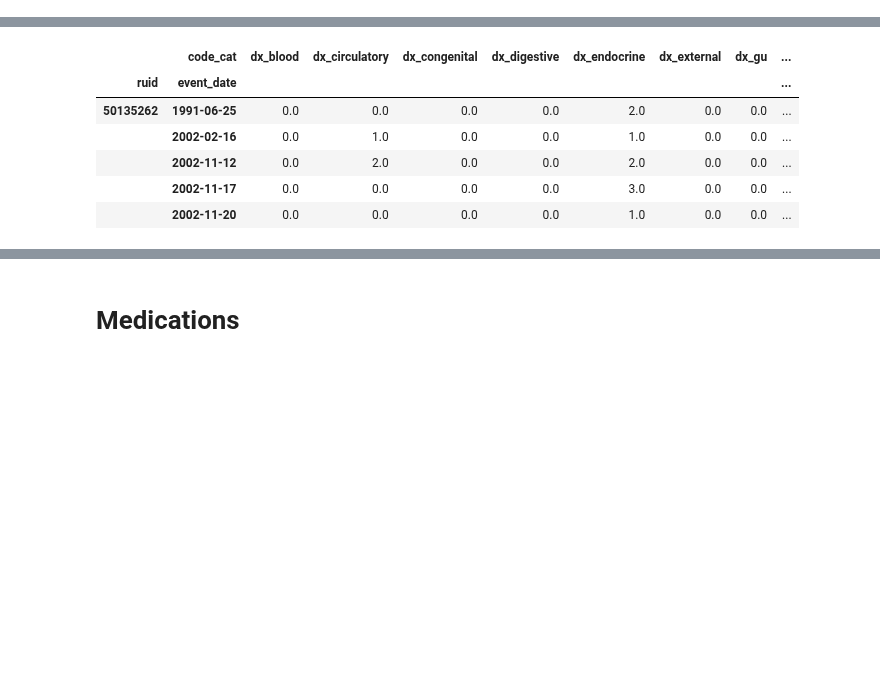
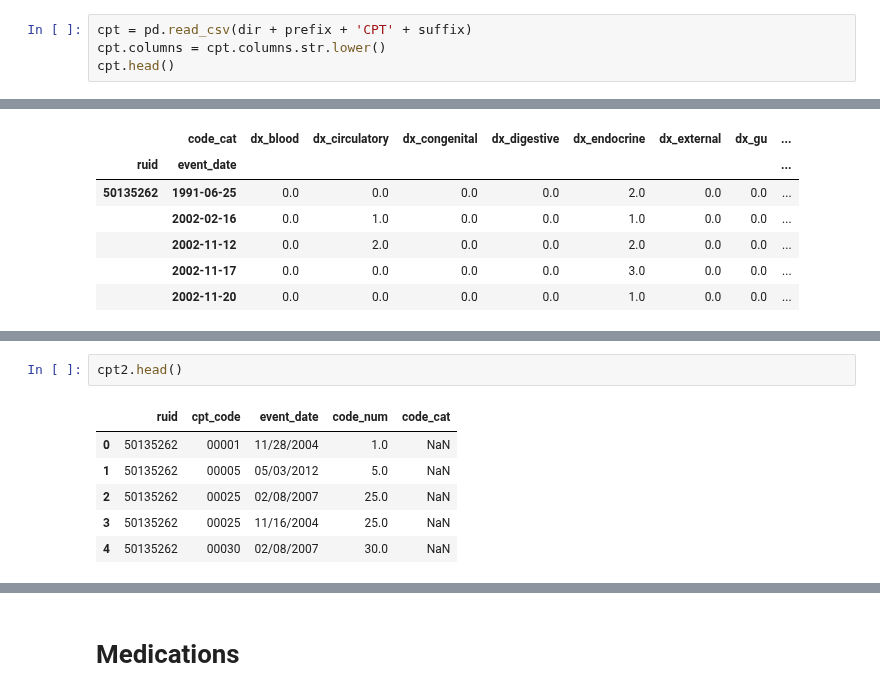
Before and after one commit to alvinjeffery/Bios8366_project, a Jupyter notebook: code/alvin_prelim.ipynb, the cells around one changed output, grey strips where cells are left out. Drawn from its saved outputs; the diff is of its cells as text; blank space fills up the shorter version.

```diff
--- a/code/alvin_prelim.ipynb
+++ b/code/alvin_prelim.ipynb
@@ -46,3 +46,7 @@ bp.head()
 | 2 | 50135262 | 137 | 78 | 02/08/2007 |
 | 3 | 50135262 | 190 | 78 | 02/08/2007 |
 | 4 | 50135262 | 190 | 77 | 02/08/2007 |
+# %%
+cpt = pd.read_csv(dir + prefix + 'CPT' + suffix)
+cpt.columns = cpt.columns.str.lower()
+cpt.head()
@@ -361,0 +436,9 @@ icd_wide.head()
+# %%
+cpt2.head()
+# %% [output]
+|  | ruid | cpt_code | event_date | code_num | code_cat |
+| 0 | 50135262 | 00001 | 11/28/2004 | 1.0 | NaN |
+| 1 | 50135262 | 00005 | 05/03/2012 | 5.0 | NaN |
+| 2 | 50135262 | 00025 | 02/08/2007 | 25.0 | NaN |
+| 3 | 50135262 | 00025 | 11/16/2004 | 25.0 | NaN |
+| 4 | 50135262 | 00030 | 02/08/2007 | 30.0 | NaN |
```
Also changed, not shown: parts of 19 cells of this notebook.
